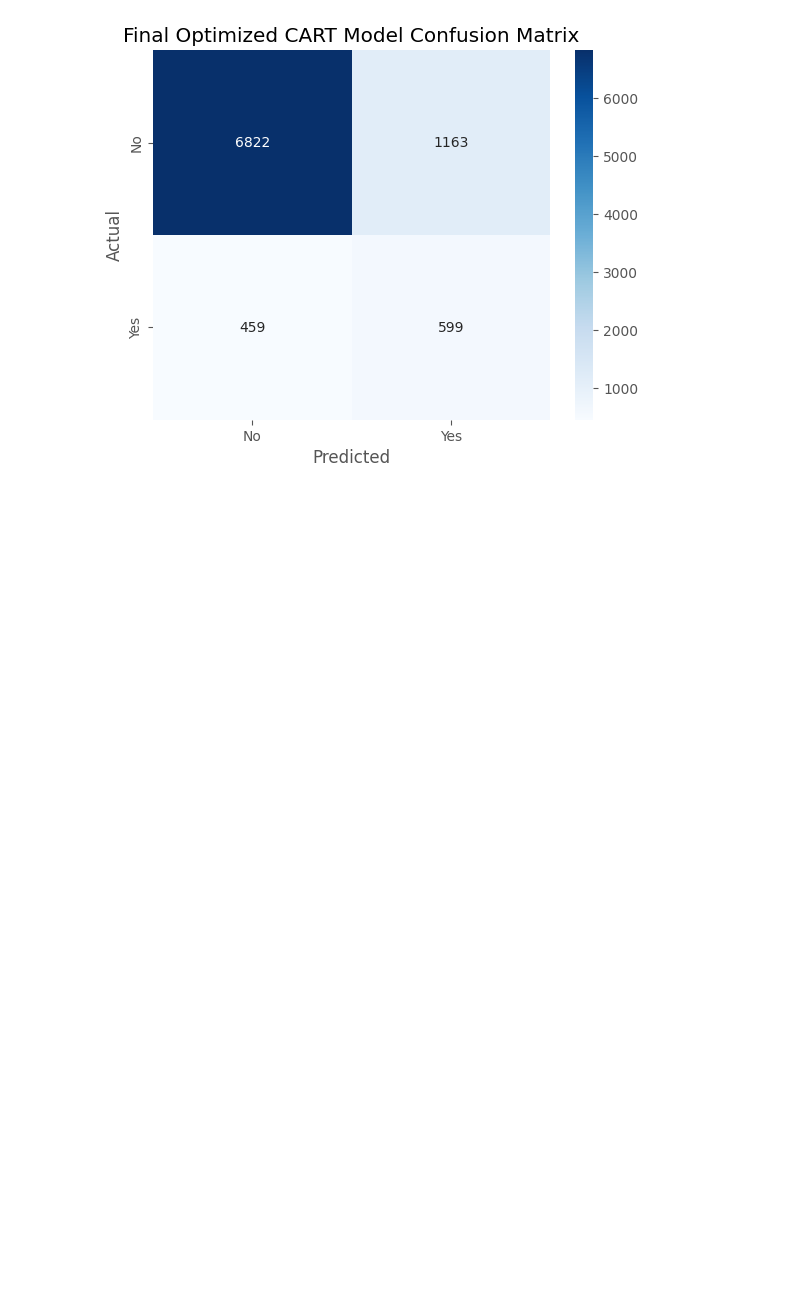
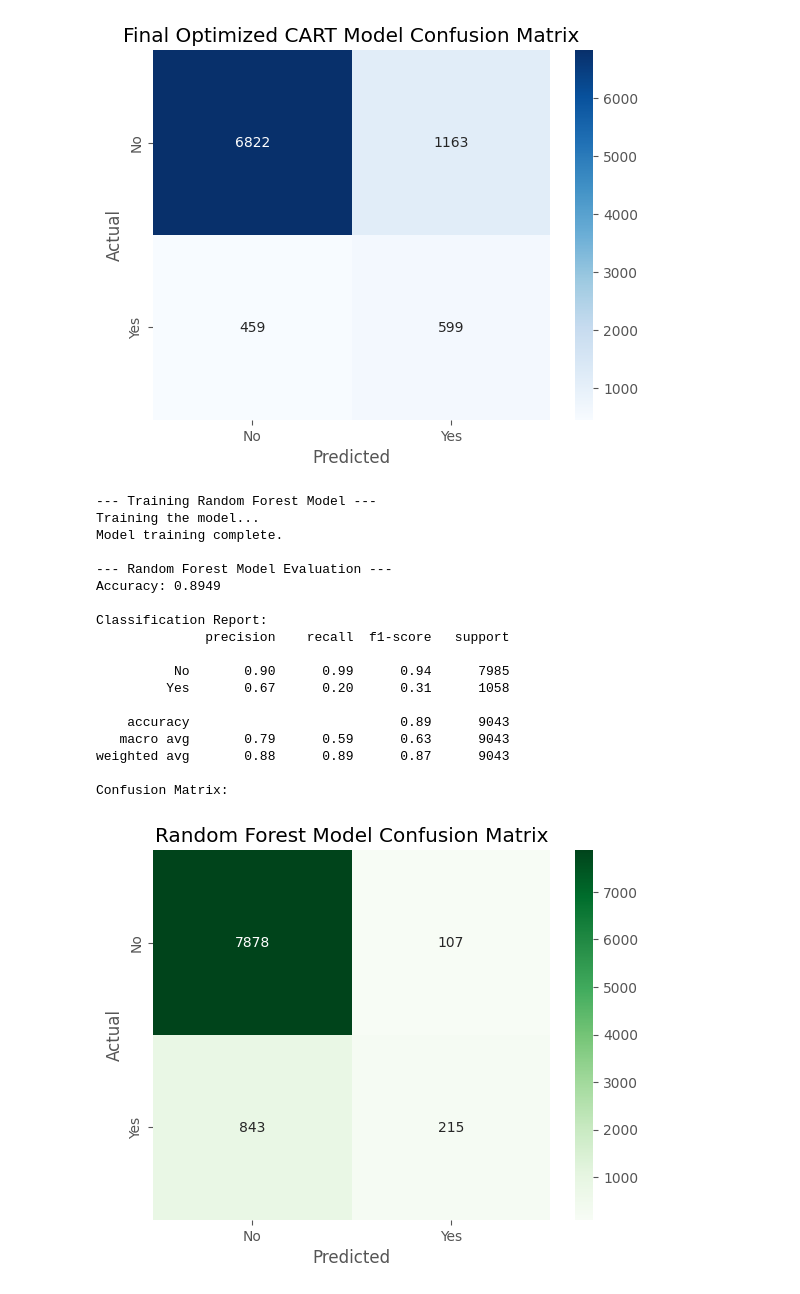
Before and after one commit to Sudeep2412/Enhancing-CART-with-a-K-Means-and-Random-Forest-Ensemble-for-Robust-Segmentation, a Jupyter notebook: model1.ipynb, the cells around one changed output. Drawn from its saved outputs; the diff is of its cells as text; code cells hidden in the pictures; blank space fills up the shorter version.

```diff
--- a/model1.ipynb
+++ b/model1.ipynb
@@ -248,0 +210,63 @@ Confusion Matrix:
+# %%
+# %%
+# --- Imports for Random Forest ---
+from sklearn.ensemble import RandomForestClassifier
+from sklearn.metrics import accuracy_score, classification_report, confusion_matrix
+import seaborn as sns
+import matplotlib.pyplot as plt
+
+# --- Training the Random Forest Model ---
+print("--- Training Random Forest Model ---")
+
+# Initialize the Random Forest Classifier
+# n_estimators is the number of trees in the forest
+# class_weight='balanced' is useful for imbalanced datasets like this one
+rf_model = RandomForestClassifier(n_estimators=100, random_state=42, class_weight='balanced', n_jobs=-1)
+
+# Train the model
+print("Training the model...")
+rf_model.fit(X_train, y_train)
+print("Model training complete.")
+
+# Make predictions on the test set
+y_pred_rf = rf_model.predict(X_test)
+
+# --- Evaluate the Model ---
+print("\n--- Random Forest Model Evaluation ---")
+
+# Calculate accuracy
+accuracy_rf = accuracy_score(y_test, y_pred_rf)
+print(f"Accuracy: {accuracy_rf:.4f}")
+
+# Display the classification report
+print("\nClassification Report:")
+print(classification_report(y_test, y_pred_rf, target_names=['No', 'Yes']))
+
+# Display the confusion matrix
+print("Confusion Matrix:")
+cm_rf = confusion_matrix(y_test, y_pred_rf)
+sns.heatmap(cm_rf, annot=True, fmt='d', cmap='Greens', xticklabels=['No', 'Yes'], yticklabels=['No', 'Yes'])
+plt.xlabel('Predicted')
+plt.ylabel('Actual')
+plt.title('Random Forest Model Confusion Matrix')
+plt.show()
+# %% [output]
+--- Training Random Forest Model ---
+Training the model...
+Model training complete.
+
+--- Random Forest Model Evaluation ---
+Accuracy: 0.8949
+
+Classification Report:
+              precision    recall  f1-score   support
+
+          No       0.90      0.99      0.94      7985
+         Yes       0.67      0.20      0.31      1058
+
+    accuracy                           0.89      9043
+   macro avg       0.79      0.59      0.63      9043
+weighted avg       0.88      0.89      0.87      9043
+
+Confusion Matrix:
+[figure, added]
```
Also changed, not shown: parts of 13 cells of this notebook, 1 other file.
